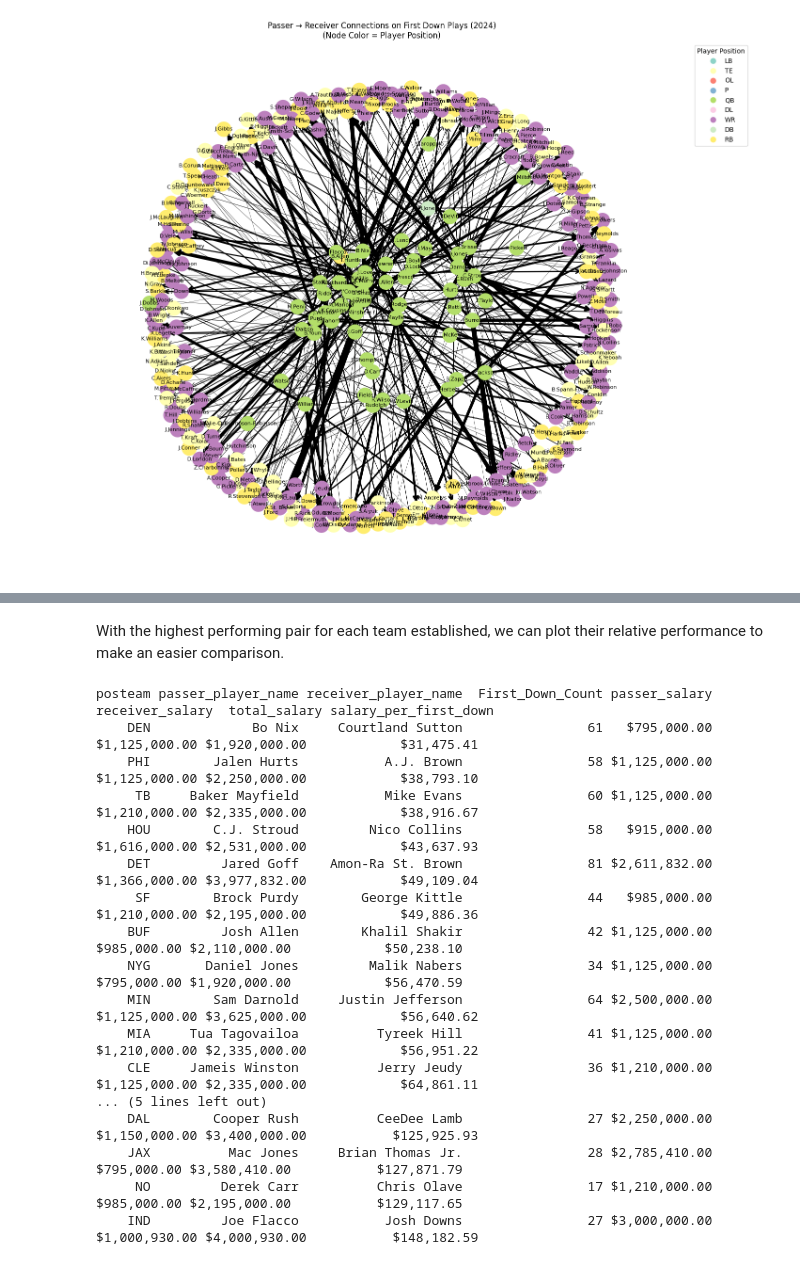
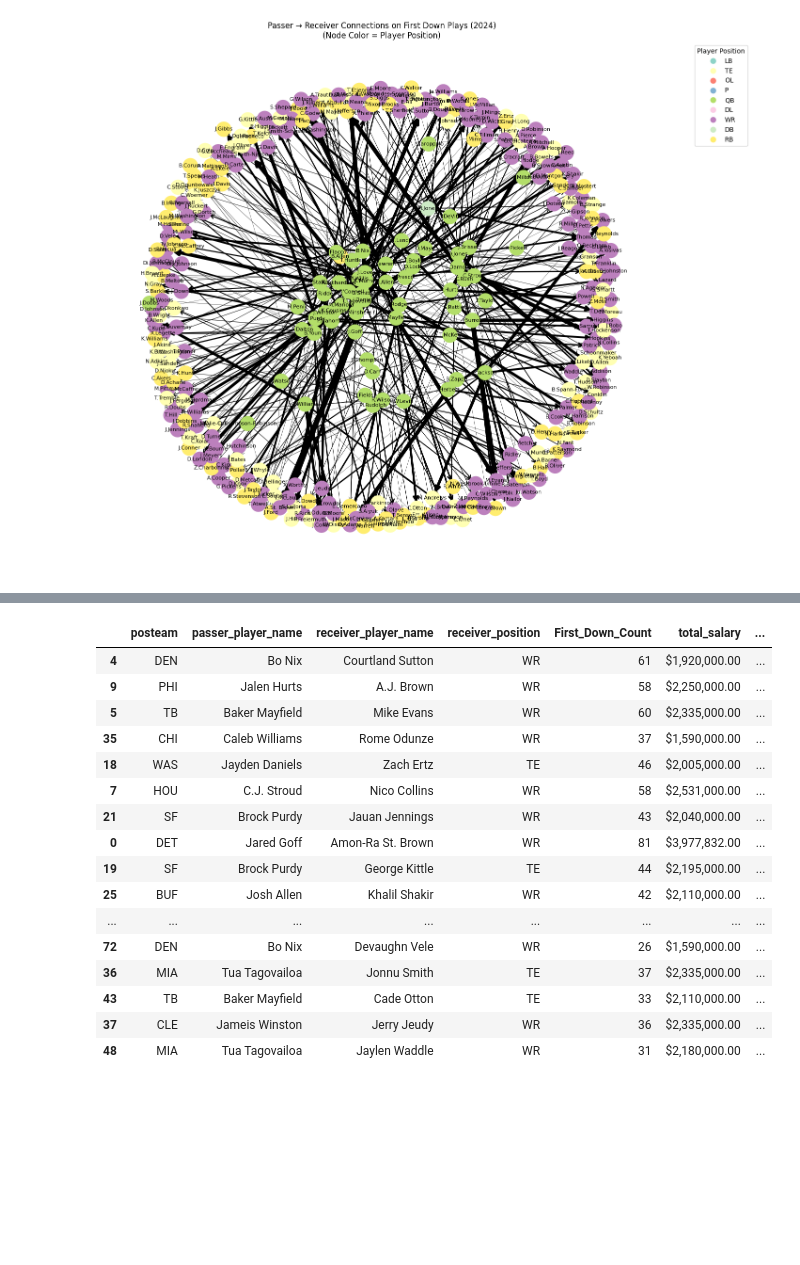
Before and after one commit to azcao95/group-25-mads-milestone-1, a Jupyter notebook: first_down.ipynb, the cells around one changed output, grey strips where cells are left out. Drawn from its saved outputs; the diff is of its cells as text; code cells hidden in the pictures; blank space fills up the shorter version.

```diff
--- a/first_down.ipynb
+++ b/first_down.ipynb
@@ -949,8 +929,6 @@ top_pair_per_team
-# %% [markdown]
-With the highest performing pair for each team established, we can plot their relative performance to make an easier comparison.
 # %%
 # Fuzzy match passer and receiver names to salary data
-pair_salary_df = top_pair_per_team.copy()
+pair_salary_df = pair_counts.copy()
 
 # Merge salaries for passer
 pair_salary_df = pair_salary_df.merge(
@@ -959,52 +937,52 @@ pair_salary_df = pair_salary_df.merge(
     right_on='player_id',
     how='left'
 ).rename(columns={'base_salary': 'passer_salary'}).drop(columns=['player_name_x'])
 
 # Merge salaries for receiver
 pair_salary_df = pair_salary_df.merge(
     player_salary_df[['player_name_x', 'base_salary', 'player_id']],
     left_on='receiver_player_id',
     right_on='player_id',
     how='left'
 ).rename(columns={'base_salary': 'receiver_salary'}).drop(columns=['player_name_x'])
 
 # Fill missing salaries with 0
 pair_salary_df['passer_salary'] = pair_salary_df['passer_salary'].fillna(0)
 pair_salary_df['receiver_salary'] = pair_salary_df['receiver_salary'].fillna(0)
 
 # Calculate total salary and salary per first down
 pair_salary_df['total_salary'] = pair_salary_df['passer_salary'] + pair_salary_df['receiver_salary']
 pair_salary_df['salary_per_first_down'] = pair_salary_df['total_salary'] / pair_salary_df['First_Down_Count']
 
 pair_salary_df = pair_salary_df.sort_values(by='salary_per_first_down', ascending=True)
 
 # Format dollar amounts
 pair_salary_df['passer_salary'] = pair_salary_df['passer_salary'].apply(lambda x: f"${x:,.2f}")
 pair_salary_df['receiver_salary'] = pair_salary_df['receiver_salary'].apply(lambda x: f"${x:,.2f}")
 pair_salary_df['total_salary'] = pair_salary_df['total_salary'].apply(lambda x: f"${x:,.2f}")
 pair_salary_df['salary_per_first_down'] = pair_salary_df['salary_per_first_down'].apply(lambda x: f"${x:,.2f}")
 
 # Show relevant columns
-display_df = pair_salary_df[['posteam', 'passer_player_name', 'receiver_player_name', 'First_Down_Count', 'passer_salary', 'receiver_salary', 'total_salary', 'salary_per_first_down']]
-print(display_df.head(20).to_string(index=False))
+display_df = pair_salary_df[['posteam', 'passer_player_name', 'receiver_player_name', 'receiver_position', 'First_Down_Count', 'total_salary', 'salary_per_first_down']]
+display_df.head(20)
 # %% [output]
-posteam passer_player_name receiver_player_name  First_Down_Count passer_salary receiver_salary  total_salary salary_per_first_down
-    DEN             Bo Nix     Courtland Sutton                61   $795,000.00   $1,125,000.00 $1,920,000.00            $31,475.41
-    PHI        Jalen Hurts           A.J. Brown                58 $1,125,000.00   $1,125,000.00 $2,250,000.00            $38,793.10
-     TB     Baker Mayfield           Mike Evans                60 $1,125,000.00   $1,210,000.00 $2,335,000.00            $38,916.67
-    HOU        C.J. Stroud         Nico Collins                58   $915,000.00   $1,616,000.00 $2,531,000.00            $43,637.93
-    DET         Jared Goff    Amon-Ra St. Brown                81 $2,611,832.00   $1,366,000.00 $3,977,832.00            $49,109.04
-     SF        Brock Purdy        George Kittle                44   $985,000.00   $1,210,000.00 $2,195,000.00            $49,886.36
-    BUF         Josh Allen        Khalil Shakir                42 $1,125,000.00     $985,000.00 $2,110,000.00            $50,238.10
-    NYG       Daniel Jones         Malik Nabers                34 $1,125,000.00     $795,000.00 $1,920,000.00            $56,470.59
-    MIN        Sam Darnold     Justin Jefferson                64 $2,500,000.00   $1,125,000.00 $3,625,000.00            $56,640.62
-    MIA     Tua Tagovailoa          Tyreek Hill                41 $1,125,000.00   $1,210,000.00 $2,335,000.00            $56,951.22
-    CLE     Jameis Winston          Jerry Jeudy                36 $1,210,000.00   $1,125,000.00 $2,335,000.00            $64,861.11
-... (5 lines left out)
-    DAL        Cooper Rush          CeeDee Lamb                27 $2,250,000.00   $1,150,000.00 $3,400,000.00           $125,925.93
-    JAX          Mac Jones     Brian Thomas Jr.                28 $2,785,410.00     $795,000.00 $3,580,410.00           $127,871.79
-     NO         Derek Carr          Chris Olave                17 $1,210,000.00     $985,000.00 $2,195,000.00           $129,117.65
-    IND         Joe Flacco           Josh Downs                27 $3,000,000.00   $1,000,930.00 $4,000,930.00           $148,182.59
+|  | posteam | passer_player_name | receiver_player_name | receiver_position | First_Down_Count | total_salary | ... |
+| 4 | DEN | Bo Nix | Courtland Sutton | WR | 61 | $1,920,000.00 | ... |
+| 9 | PHI | Jalen Hurts | A.J. Brown | WR | 58 | $2,250,000.00 | ... |
+| 5 | TB | Baker Mayfield | Mike Evans | WR | 60 | $2,335,000.00 | ... |
+| 35 | CHI | Caleb Williams | Rome Odunze | WR | 37 | $1,590,000.00 | ... |
+| 18 | WAS | Jayden Daniels | Zach Ertz | TE | 46 | $2,005,000.00 | ... |
+| 7 | HOU | C.J. Stroud | Nico Collins | WR | 58 | $2,531,000.00 | ... |
+| 21 | SF | Brock Purdy | Jauan Jennings | WR | 43 | $2,040,000.00 | ... |
+| 0 | DET | Jared Goff | Amon-Ra St. Brown | WR | 81 | $3,977,832.00 | ... |
+| 19 | SF | Brock Purdy | George Kittle | TE | 44 | $2,195,000.00 | ... |
+| 25 | BUF | Josh Allen | Khalil Shakir | WR | 42 | $2,110,000.00 | ... |
+| ... | ... | ... | ... | ... | ... | ... | ... |
+| 72 | DEN | Bo Nix | Devaughn Vele | WR | 26 | $1,590,000.00 | ... |
+| 36 | MIA | Tua Tagovailoa | Jonnu Smith | TE | 37 | $2,335,000.00 | ... |
+| 43 | TB | Baker Mayfield | Cade Otton | TE | 33 | $2,110,000.00 | ... |
+| 37 | CLE | Jameis Winston | Jerry Jeudy | WR | 36 | $2,335,000.00 | ... |
+| 48 | MIA | Tua Tagovailoa | Jaylen Waddle | WR | 31 | $2,180,000.00 | ... |
 # %%
 df_plot = pair_salary_df.copy()
 df_plot['salary_per_first_down_num'] = df_plot['salary_per_first_down'].replace('[\$,]', '', regex=True).astype(float)
```
Also changed, not shown: parts of 32 cells of this notebook, 1 other file.
